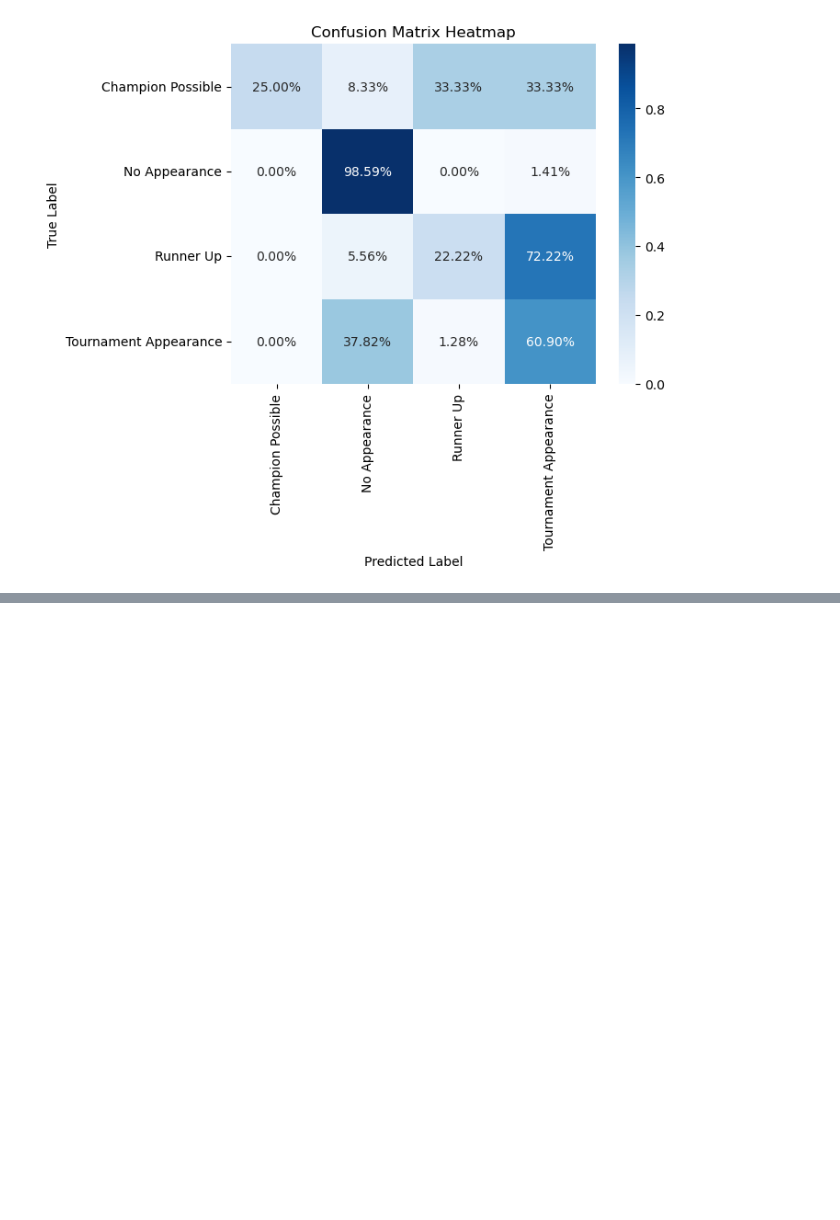
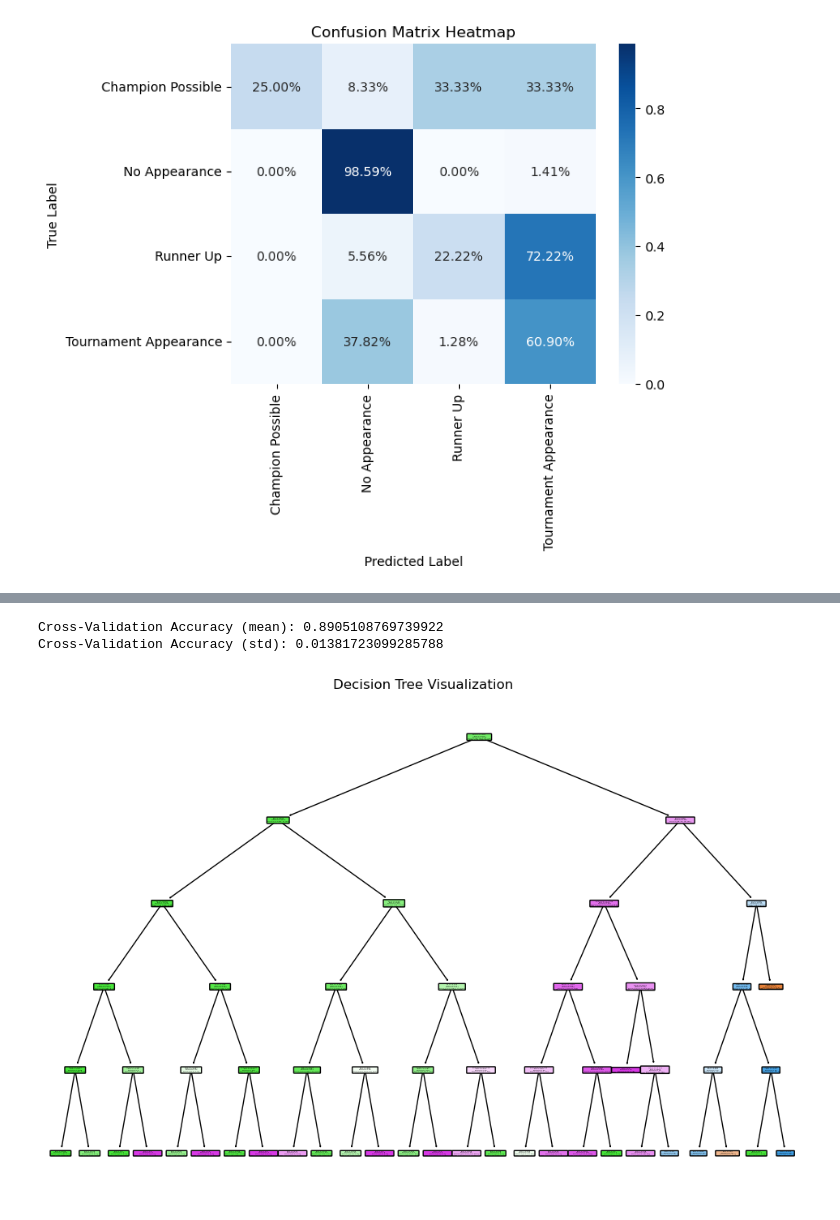
Before and after one commit to regs02/Academic_Performance_v_CBB, a Jupyter notebook: final_project.ipynb, the cells around one changed output, grey strips where cells are left out. Cells and saved outputs as stored; diff of their text form; code cells hidden in the pictures; blank space fills up the shorter version.

```diff
--- a/final_project.ipynb
+++ b/final_project.ipynb
@@ -653,0 +702,14 @@ plt.show()
+# %%
+cv_scores = cross_val_score(dt, X_train, y_train, cv=5, scoring='accuracy')
+print("Cross-Validation Accuracy (mean):", cv_scores.mean())
+print("Cross-Validation Accuracy (std):", cv_scores.std())
+# %% [output]
+Cross-Validation Accuracy (mean): 0.8905108769739922
+Cross-Validation Accuracy (std): 0.01381723099285788
+# %%
+plt.figure(figsize=(12, 8))
+plot_tree(dt, feature_names=X.columns, class_names=label_encoder.classes_, filled=True, rounded=True)
+plt.title("Decision Tree Visualization")
+plt.show()
+# %% [output]
+[figure, added]
```
Also changed, not shown: parts of 3 cells of this notebook.
